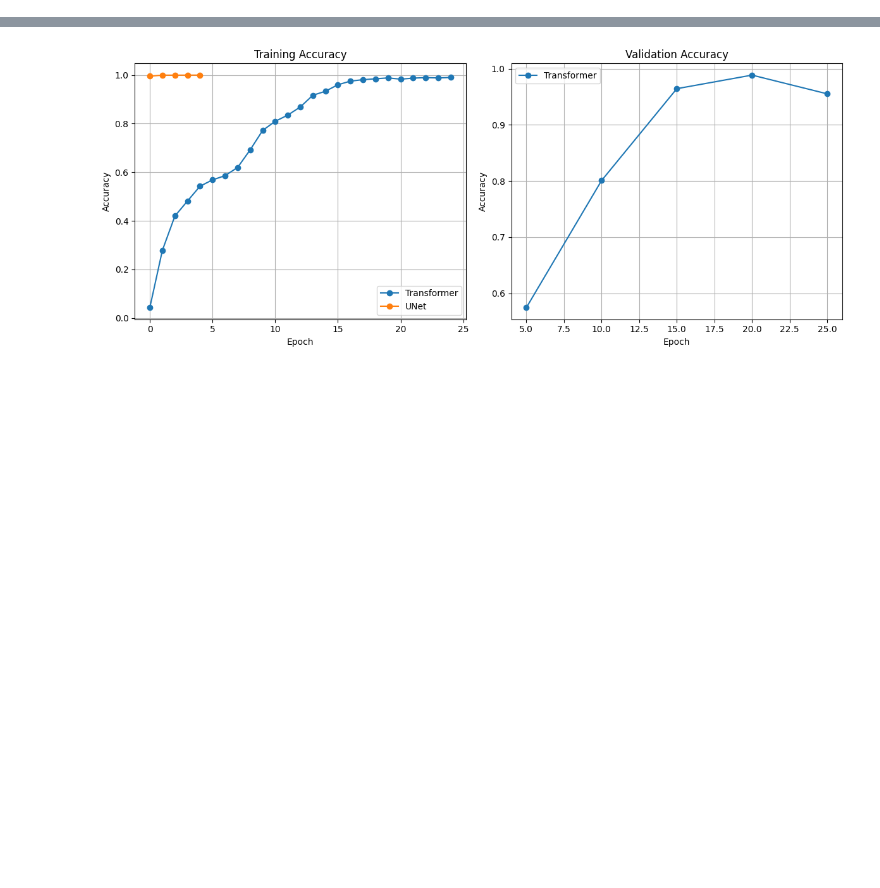
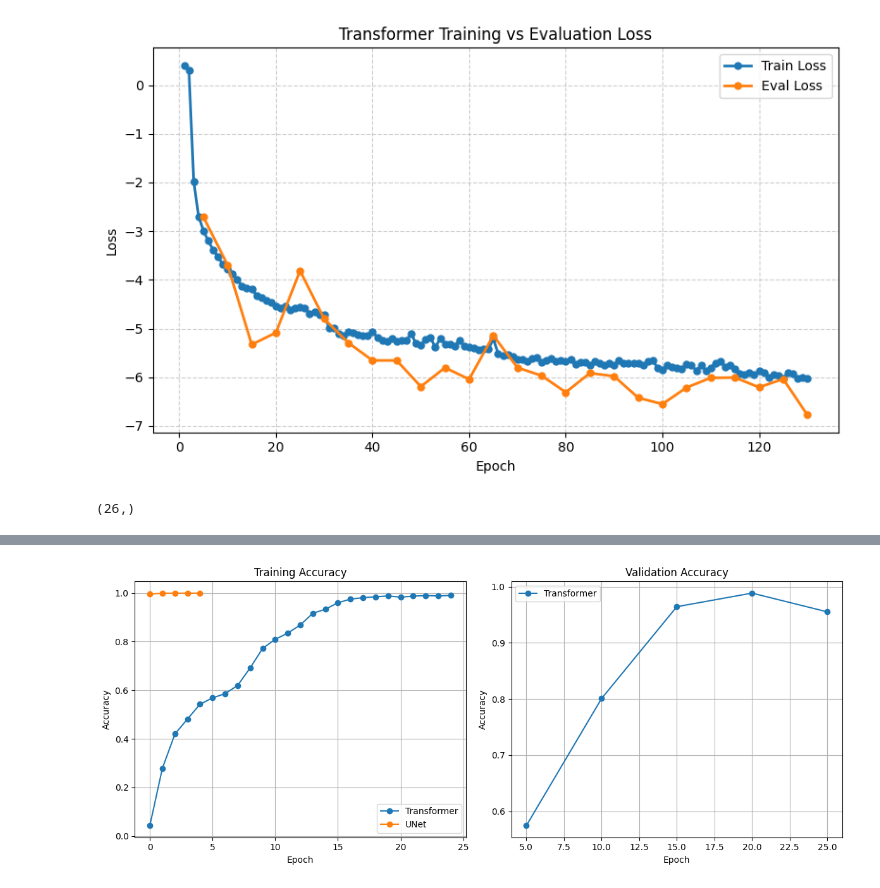
Before and after one commit to carsmithhhh/flash_detection, a Jupyter notebook: notebooks/wandb_stealing.ipynb, the cells around one changed output, grey strips where cells are left out. Saved outputs shown, nothing was run; the diff lists cells and outputs as text; code cells hidden in the pictures; blank space fills up the shorter version.

```diff
--- a/notebooks/wandb_stealing.ipynb
+++ b/notebooks/wandb_stealing.ipynb
@@ -25 +37,51 @@ import pandas as pd
+# %%
+import pandas as pd
+import numpy as np
+import matplotlib.pyplot as plt
+
+# --- Load part 2 ---
+df2 = pd.read_csv('wandb_data/poiss_log_tpart2.csv')
+t_loss2 = df2['lambda_0.1_poisson_log_part2 - train_loss'].to_numpy()
+eval_loss2 = df2['lambda_0.1_poisson_log_part2 - eval_loss'].to_numpy()
+
+# --- Load part 1 ---
+df1 = pd.read_csv('wandb_data/poiss_log_tpart1.csv')
+t_loss1 = df1['lambda_0.1_poisson_log - train_loss'].to_numpy()
+eval_loss1 = df1['lambda_0.1_poisson_log - eval_loss'].to_numpy()
+
+# Remove messed up training
+t_loss1 = t_loss1[:-11]
+
+# --- Remove NaNs from all arrays ---
+t_loss1 = t_loss1[~np.isnan(t_loss1)]
+t_loss2 = t_loss2[~np.isnan(t_loss2)]
+eval_loss1 = eval_loss1[~np.isnan(eval_loss1)]
+eval_loss1 = eval_loss1[:-1]
+eval_loss2 = eval_loss2[~np.isnan(eval_loss2)]
+
+# --- Concatenate clean arrays ---
+t_loss = np.concatenate([t_loss1, t_loss2])
+eval_loss = np.concatenate([eval_loss1, eval_loss2])
+
+# --- Epoch indices ---
+epochs_t = np.arange(1, len(t_loss) + 1)                        # every epoch
+epochs_v = np.arange(len(eval_loss)) * 5 + 5                   # eval every 5 epochs
+
+# --- Plot ---
+plt.figure(figsize=(8, 5))
+plt.plot(epochs_t, t_loss, label="Train Loss", marker='o', markersize=5, linewidth=2)
+plt.plot(epochs_v, eval_loss, label="Eval Loss", marker='o', markersize=5, linewidth=2)
+plt.xlabel("Epoch")
+plt.ylabel("Loss")
+plt.title("Transformer Training vs Evaluation Loss")
+plt.legend()
+plt.grid(True, linestyle="--", alpha=0.6)
+plt.tight_layout()
+plt.show()
+# %% [output]
+[figure, added]
+# %%
+print(eval_loss.shape)
+# %% [output]
+(26,)
 # %%
```
Also changed, not shown: parts of 7 cells of this notebook, 18 other files.
